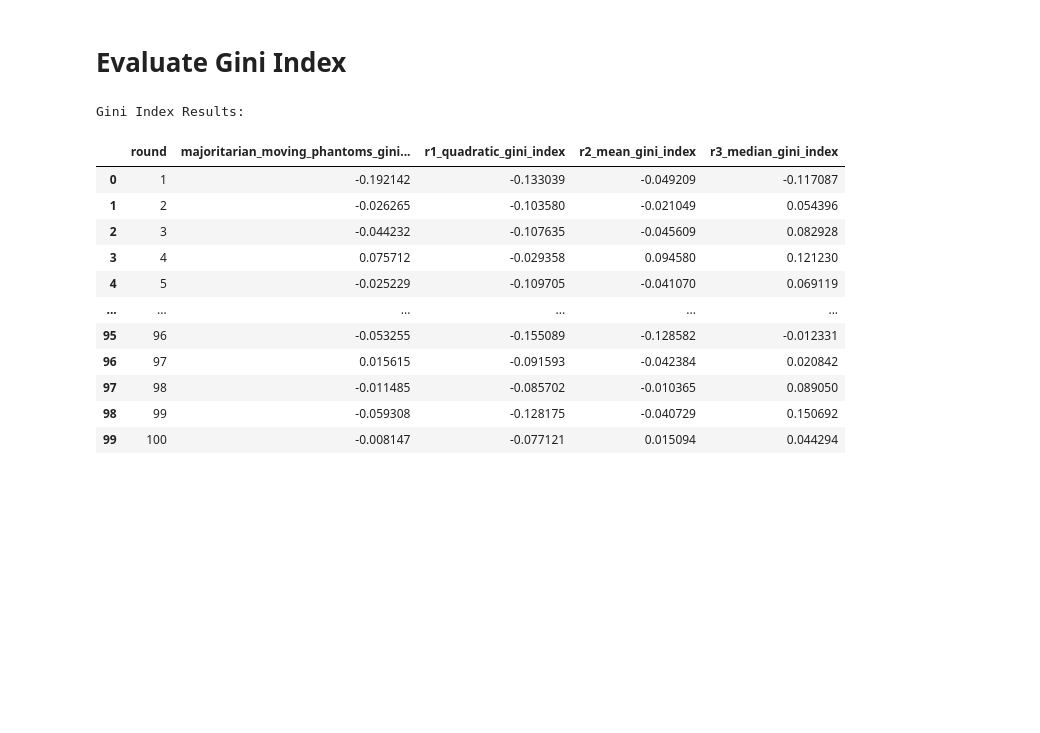
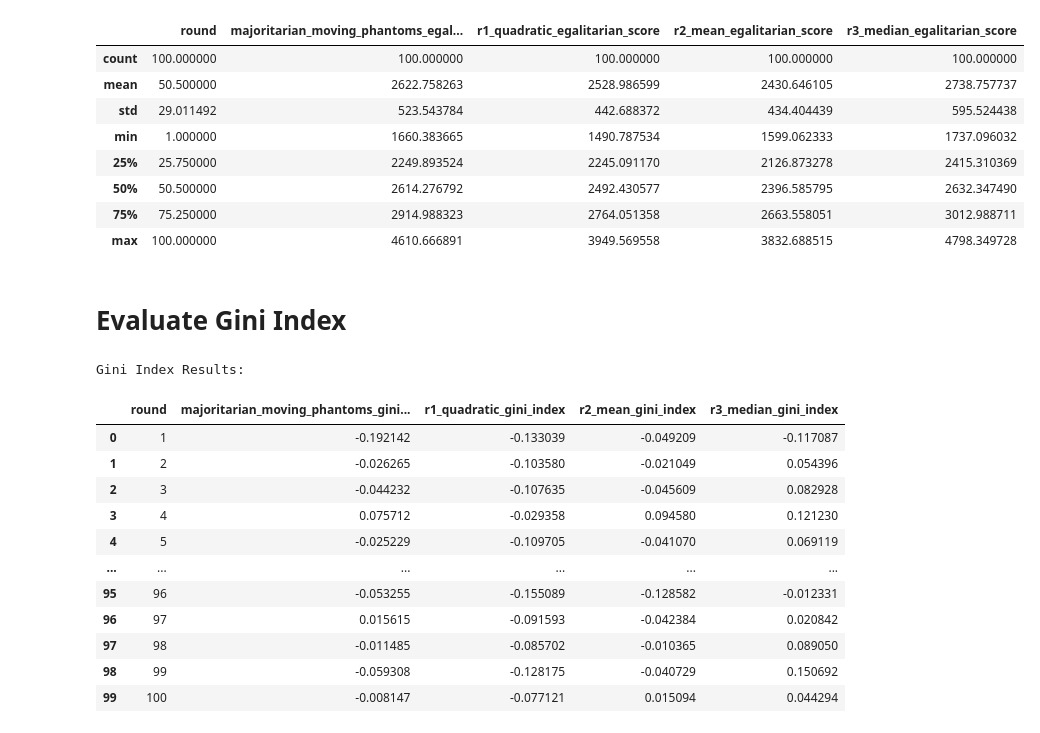
Before and after one commit to GovXS/Evaluating-Voting-Design-Tradeoffs-for-Retro-Funding, a Jupyter notebook: simulations/run.ipynb, the cells around one changed output. Cells and saved outputs as stored; diff of their text form; code cells hidden in the pictures; blank space fills up the shorter version.

```diff
--- a/simulations/run.ipynb
+++ b/simulations/run.ipynb
@@ -31,3 +50,15 @@ eval_metrics = EvalMetrics(model)
+# %%
+egalitarian_results.describe()
+# %% [output]
+|  | round | majoritarian_moving_phantoms_egal... | r1_quadratic_egalitarian_score | r2_mean_egalitarian_score | r3_median_egalitarian_score |
+| count | 100.000000 | 100.000000 | 100.000000 | 100.000000 | 100.000000 |
+| mean | 50.500000 | 2622.758263 | 2528.986599 | 2430.646105 | 2738.757737 |
+| std | 29.011492 | 523.543784 | 442.688372 | 434.404439 | 595.524438 |
+| min | 1.000000 | 1660.383665 | 1490.787534 | 1599.062333 | 1737.096032 |
+| 25% | 25.750000 | 2249.893524 | 2245.091170 | 2126.873278 | 2415.310369 |
+| 50% | 50.500000 | 2614.276792 | 2492.430577 | 2396.585795 | 2632.347490 |
+| 75% | 75.250000 | 2914.988323 | 2764.051358 | 2663.558051 | 3012.988711 |
+| max | 100.000000 | 4610.666891 | 3949.569558 | 3832.688515 | 4798.349728 |
 # %% [markdown]
 # Evaluate Gini Index
 # %%
```
Also changed, not shown: parts of 2 cells of this notebook, 2 other files.
